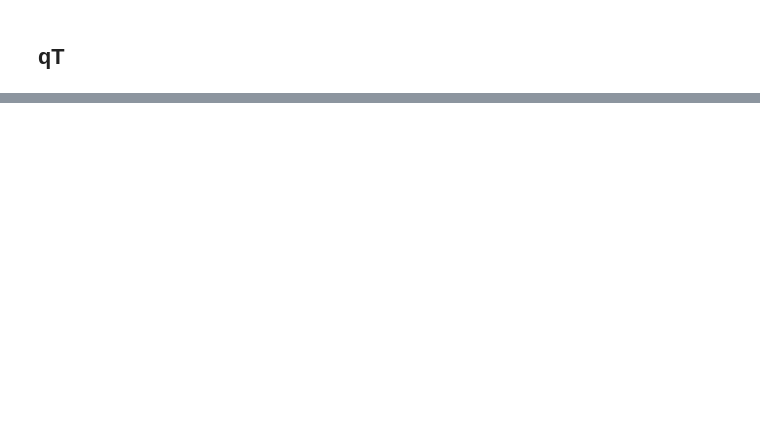
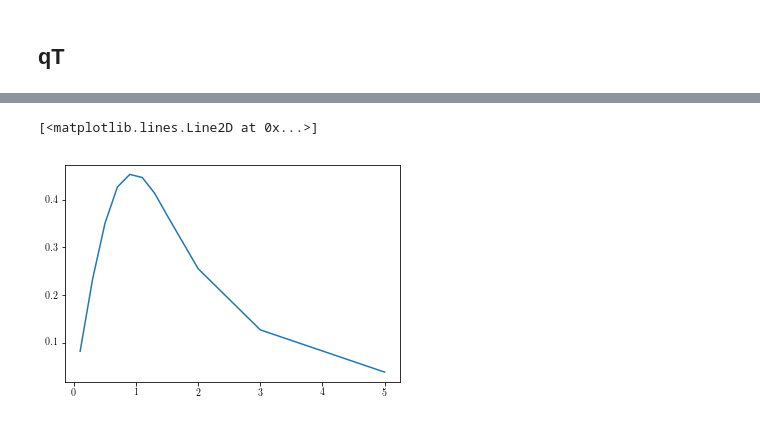
Before and after one commit to miguelignacio/eicsim, a Jupyter notebook: NC_CrossSection.ipynb, the cells around one changed output, grey strips where cells are left out. Saved outputs shown, nothing was run; the diff lists cells and outputs as text; code cells hidden in the pictures; blank space fills up the shorter version.

```diff
--- a/NC_CrossSection.ipynb
+++ b/NC_CrossSection.ipynb
@@ -889,0 +1101,9 @@ plt.savefig('AUT_Sivers_qtbins.pdf', bbox_inches='tight')
+# %%
+xtheory = np.array([1.00E-01,   3.00E-01, 5.00E-01, 7.00E-01,  9.00E-01, 1.10E+00,  1.30E+00, 1.50E+00,   2.00E+00,  3.00E+00,    5.00E+00])
+ytheory = np.array([2.47E+01,  7.04E+01, 1.06E+02, 1.29E+02, 1.37E+02, 1.35E+02, 1.25E+02, 1.11E+02, 7.71E+01, 3.83E+01,   1.15E+01])
+
+ytheory = ytheory/302.0
+plt.plot(xtheory,ytheory)
+# %% [output]
+[<matplotlib.lines.Line2D at 0x...>]
+[figure, added]
```
Also changed, not shown: parts of 22 cells of this notebook.
